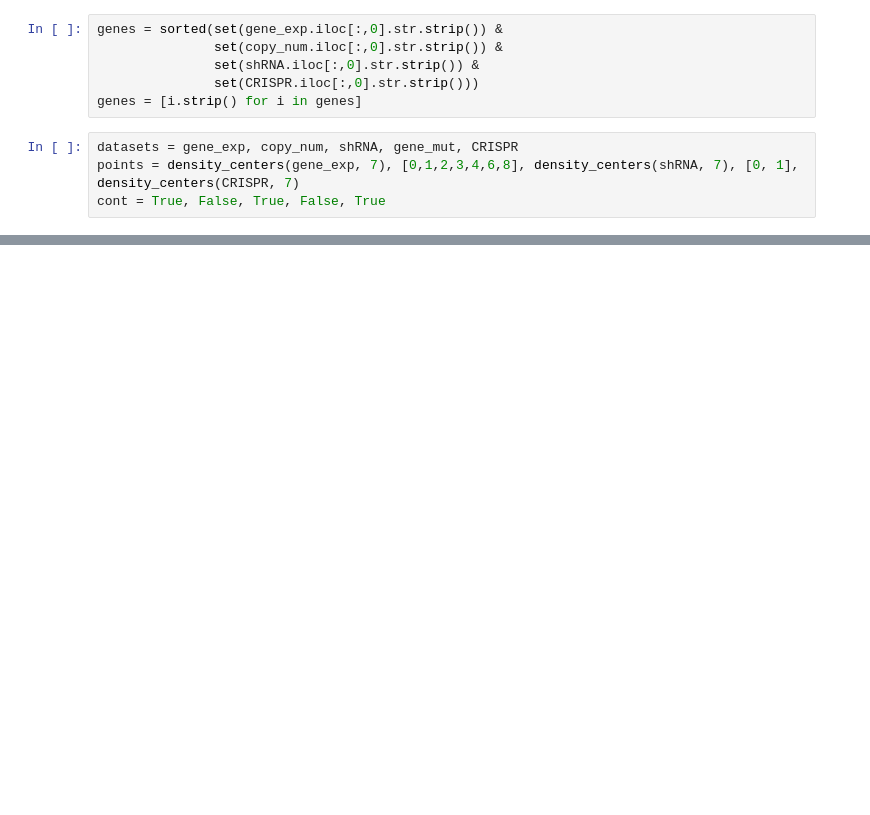
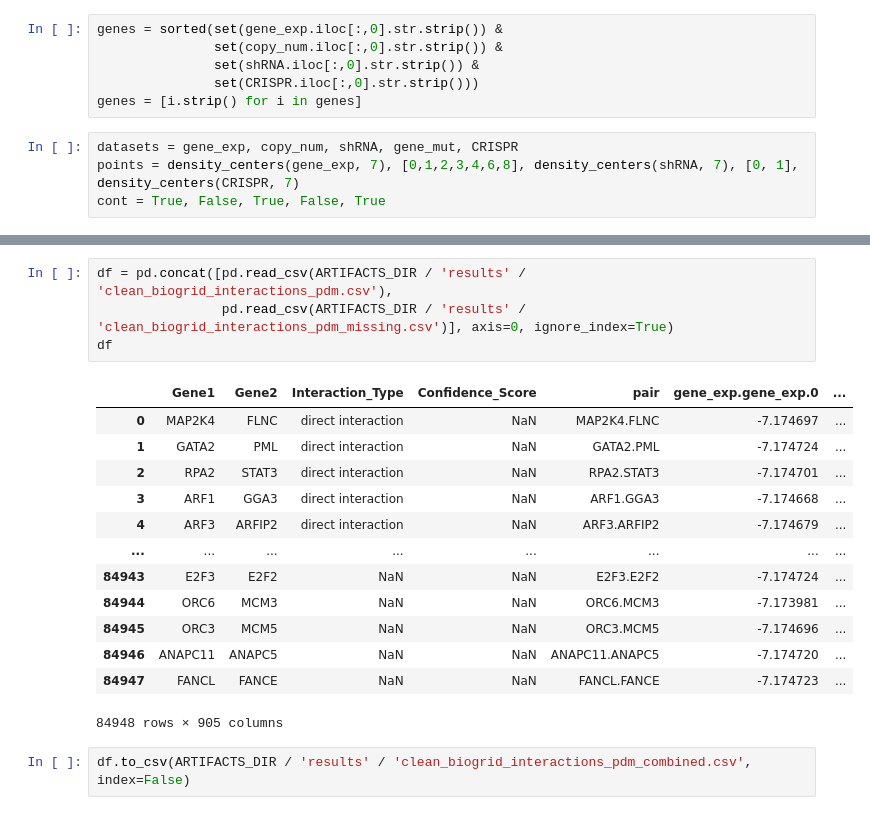
Before and after one commit to justinx1229/pdm_learn, a Jupyter notebook: notebooks/PPI/data conversion PPI.ipynb, the cells around one changed output, grey strips where cells are left out. Drawn from its saved outputs; the diff is of its cells as text; blank space fills up the shorter version.

```diff
--- a/notebooks/PPI/data conversion PPI.ipynb
+++ b/notebooks/PPI/data conversion PPI.ipynb
@@ -286,0 +127,20 @@ pos_out[5]
+# %%
+df = pd.concat([pd.read_csv(ARTIFACTS_DIR / 'results' / 'clean_biogrid_interactions_pdm.csv'),
+                pd.read_csv(ARTIFACTS_DIR / 'results' / 'clean_biogrid_interactions_pdm_missing.csv')], axis=0, ignore_index=True)
+df
+# %% [output]
+|  | Gene1 | Gene2 | Interaction_Type | Confidence_Score | pair | gene_exp.gene_exp.0 | ... |
+| 0 | MAP2K4 | FLNC | direct interaction | NaN | MAP2K4.FLNC | -7.174697 | ... |
+| 1 | GATA2 | PML | direct interaction | NaN | GATA2.PML | -7.174724 | ... |
+| 2 | RPA2 | STAT3 | direct interaction | NaN | RPA2.STAT3 | -7.174701 | ... |
+| 3 | ARF1 | GGA3 | direct interaction | NaN | ARF1.GGA3 | -7.174668 | ... |
+| 4 | ARF3 | ARFIP2 | direct interaction | NaN | ARF3.ARFIP2 | -7.174679 | ... |
+| ... | ... | ... | ... | ... | ... | ... | ... |
+| 84943 | E2F3 | E2F2 | NaN | NaN | E2F3.E2F2 | -7.174724 | ... |
+| 84944 | ORC6 | MCM3 | NaN | NaN | ORC6.MCM3 | -7.173981 | ... |
+| 84945 | ORC3 | MCM5 | NaN | NaN | ORC3.MCM5 | -7.174696 | ... |
+| 84946 | ANAPC11 | ANAPC5 | NaN | NaN | ANAPC11.ANAPC5 | -7.174720 | ... |
+| 84947 | FANCL | FANCE | NaN | NaN | FANCL.FANCE | -7.174723 | ... |
+84948 rows × 905 columns
+# %%
+df.to_csv(ARTIFACTS_DIR / 'results' / 'clean_biogrid_interactions_pdm_combined.csv', index=False)
```
Also changed, not shown: parts of 11 cells of this notebook, 8 other files.
